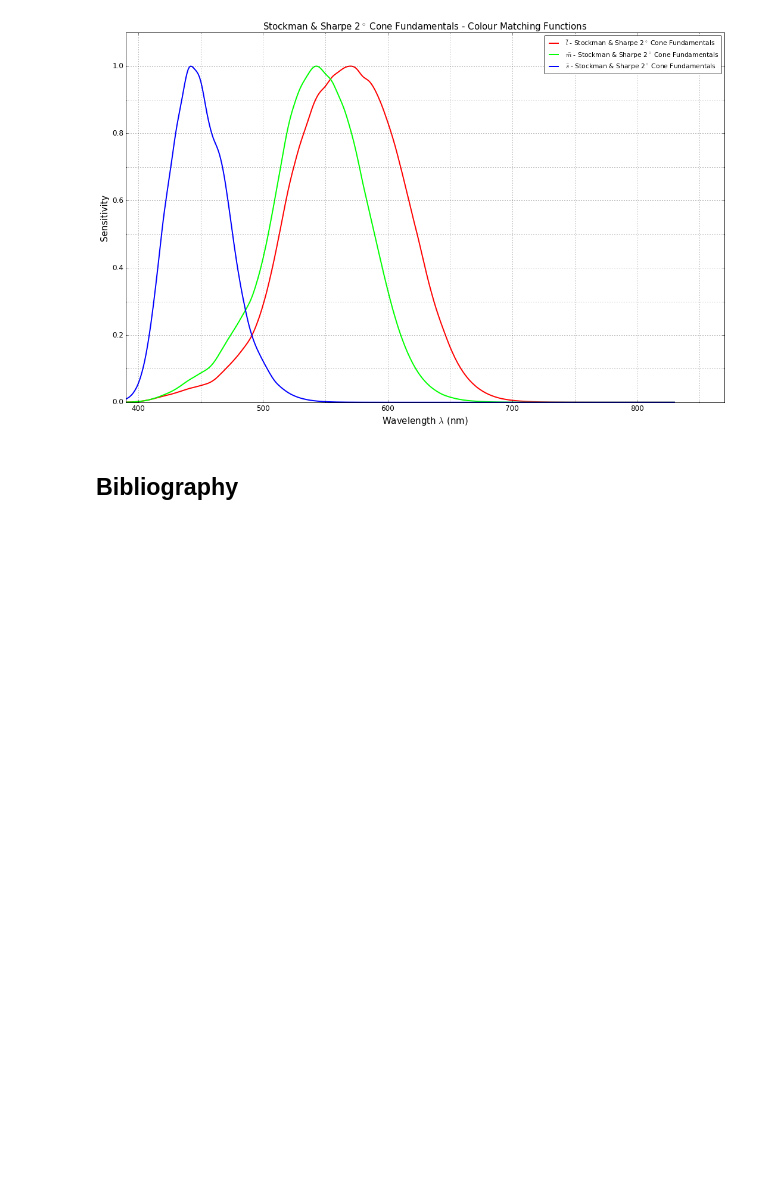
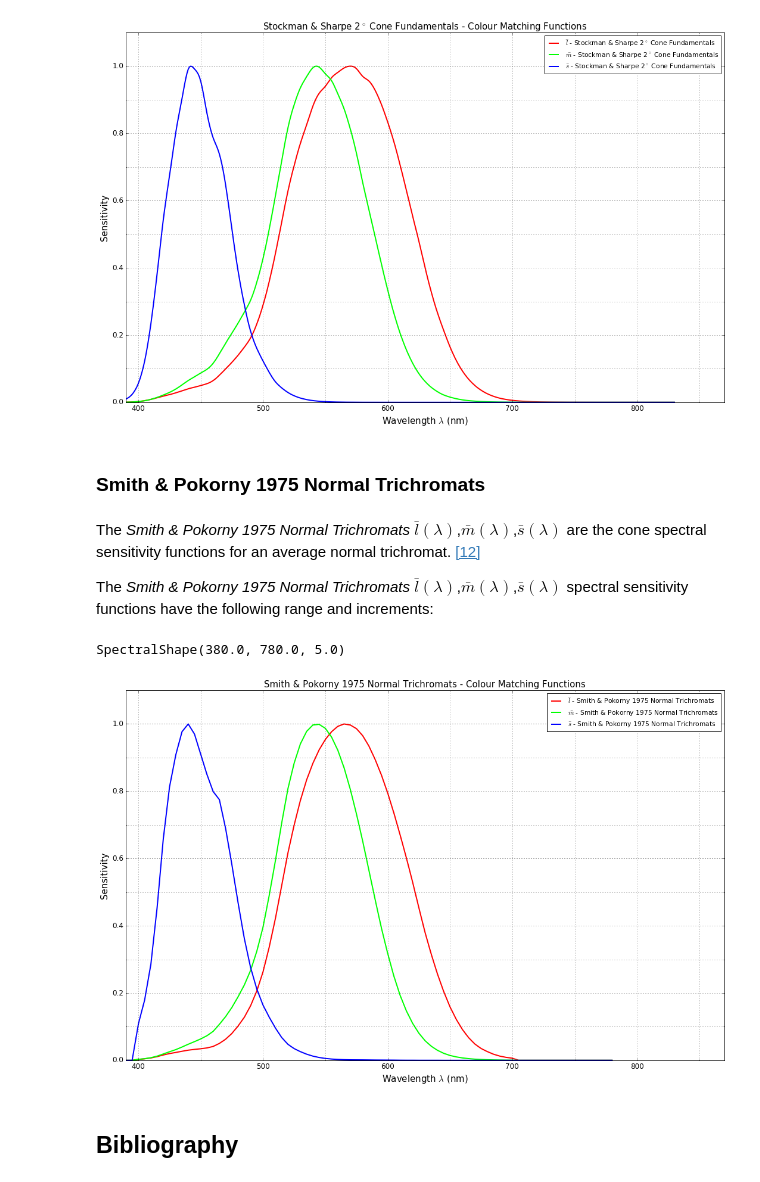
Before and after one commit to colour-science/colour-notebooks, a Jupyter notebook: notebooks/colorimetry/cmfs.ipynb, the cells around one changed output. Cells and saved outputs as stored; diff of their text form; code cells hidden in the pictures; blank space fills up the shorter version.

```diff
--- a/notebooks/colorimetry/cmfs.ipynb
+++ b/notebooks/colorimetry/cmfs.ipynb
@@ -459,6 +459,22 @@ single_cmfs_plot('Stockman & Sharpe 2 Degree Cone Fundamentals',
                  bounding_box=[390, 870, 0, 1.1])
 # %% [output]
 [figure]
+# %% [markdown]
+### Smith & Pokorny 1975 Normal Trichromats
+# %% [markdown]
+The *Smith & Pokorny 1975 Normal Trichromats* $\bar{l}(\lambda)$,$\bar{m}(\lambda)$,$\bar{s}(\lambda)$ are the cone spectral sensitivity functions for an average normal trichromat. <a name="back_reference_12"></a><a href="#reference_12">[12]</a>
+
+The *Smith & Pokorny 1975 Normal Trichromats* $\bar{l}(\lambda)$,$\bar{m}(\lambda)$,$\bar{s}(\lambda)$ spectral sensitivity functions have the following range and increments:
+# %%
+colour.LMS_CMFS['Smith & Pokorny 1975 Normal Trichromats'].shape
+# %% [output]
+SpectralShape(380.0, 780.0, 5.0)
+# %%
+single_cmfs_plot('Smith & Pokorny 1975 Normal Trichromats',
+                 y_label='Sensitivity',
+                 bounding_box=[390, 870, 0, 1.1])
+# %% [output]
+[figure, added]
 # %% [markdown]
 ## Bibliography
 # %% [markdown]
```
Also changed, not shown: parts of 4 cells of this notebook, 2 other files.
